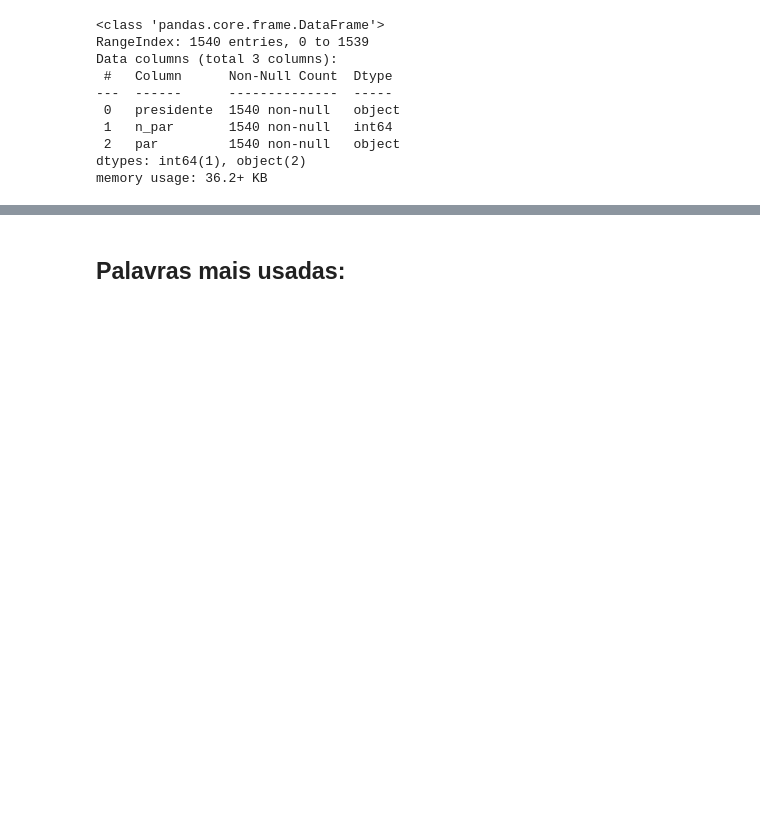
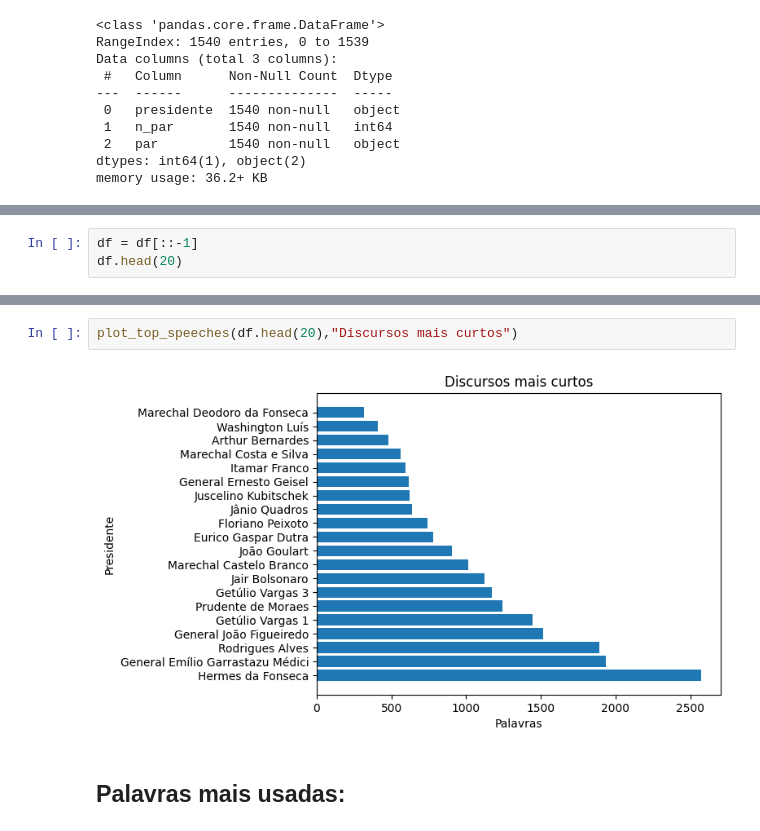
Before and after one commit to PhysicTeacherCode/Brazil-President-s-Speeches-Analysis, a Jupyter notebook: notebooks/01-exploratory.ipynb, the cells around one changed output, grey strips where cells are left out. Drawn from its saved outputs; the diff is of its cells as text; blank space fills up the shorter version.

```diff
--- a/notebooks/01-exploratory.ipynb
+++ b/notebooks/01-exploratory.ipynb
@@ -56,0 +108,3 @@ memory usage: 36.2+ KB
+# %%
+df = df[::-1]
+df.head(20)
@@ -57,3 +129,7 @@ memory usage: 36.2+ KB
+# %%
+plot_top_speeches(df.head(20),"Discursos mais curtos")
+# %% [output]
+[figure, added]
 # %% [markdown]
 ## Palavras mais usadas:
 # %%
```
Also changed, not shown: parts of 5 cells of this notebook.
